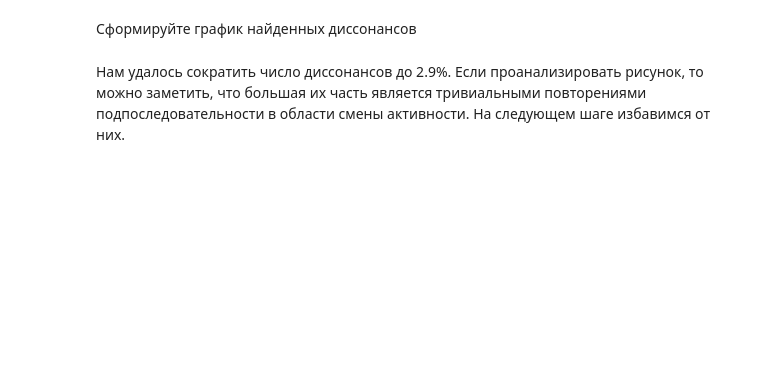
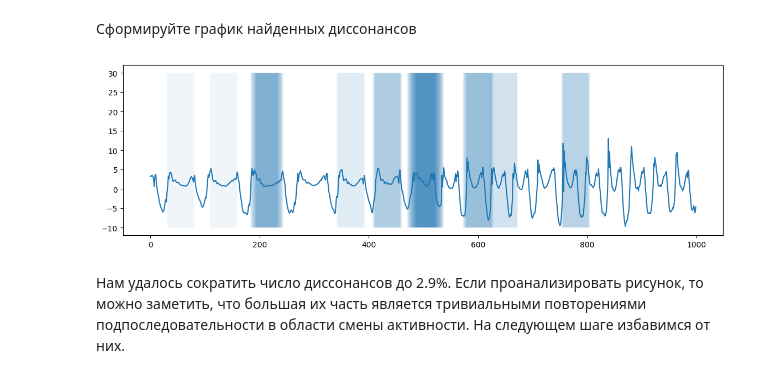
Before and after one commit to sgordeeva/2024-Gordeeva-TimeSeriesCourse, a Jupyter notebook: practice/03 Discords/03 Discords.ipynb, the cells around one changed output. Drawn from its saved outputs; the diff is of its cells as text; code cells hidden in the pictures; blank space fills up the shorter version.

```diff
--- a/practice/03 Discords/03 Discords.ipynb
+++ b/practice/03 Discords/03 Discords.ipynb
@@ -286,7 +317,14 @@ len(cands)/len(data)*100
 # %% [markdown]
 Сформируйте график найденных диссонансов
 # %%
-# INSERT YOUR CODE
+fig, ax = plt.subplots(figsize=(14,4))
+plt.plot(data[:])
+
+for element in cands:
+  ax.add_patch(Rectangle((element, -10), 50, 40, alpha= 0.07))
+plt.show()
+# %% [output]
+[figure, added]
 # %% [markdown]
 Нам удалось сократить число диссонансов до 2.9%. Если проанализировать рисунок, то можно заметить, что большая их часть является тривиальными повторениями подпоследовательности в области смены активности. На следующем шаге избавимся от них.
 # %%
```
Also changed, not shown: parts of 9 cells of this notebook.
